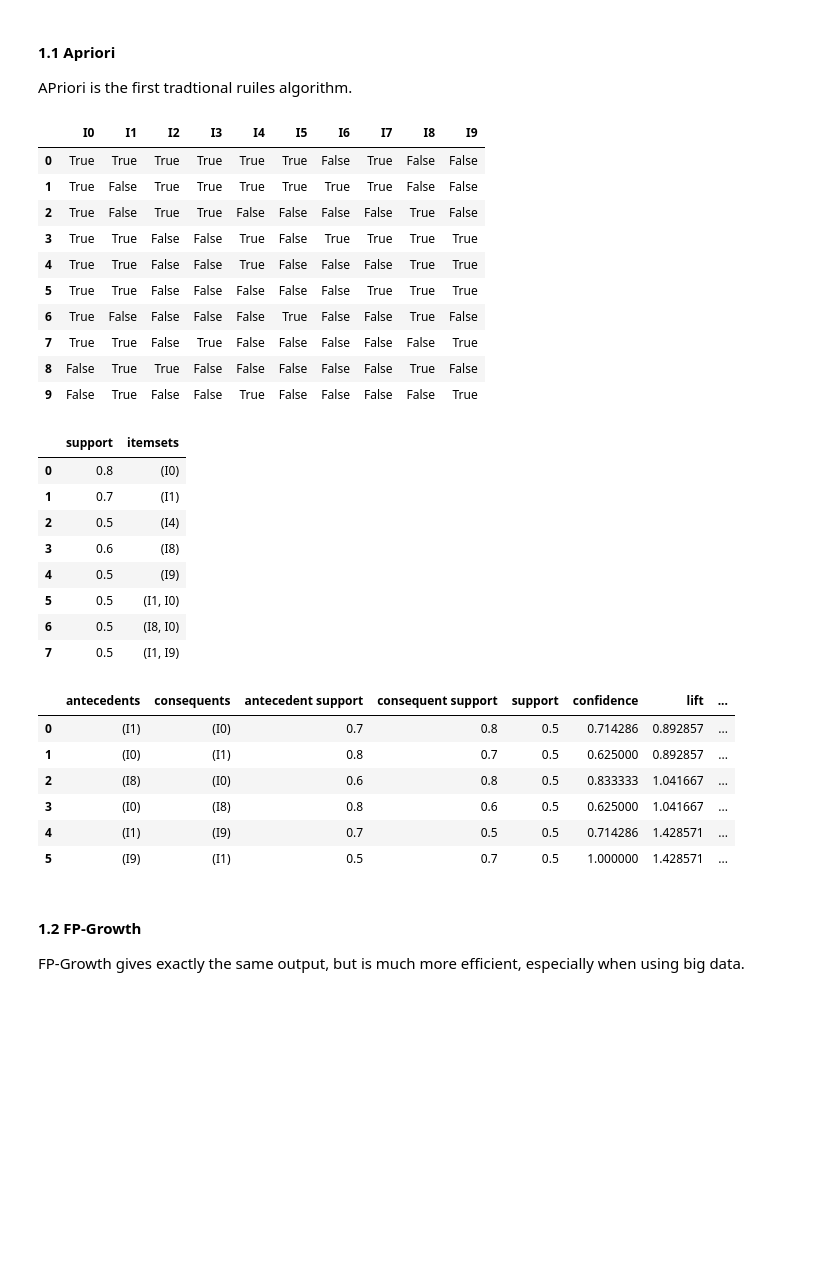
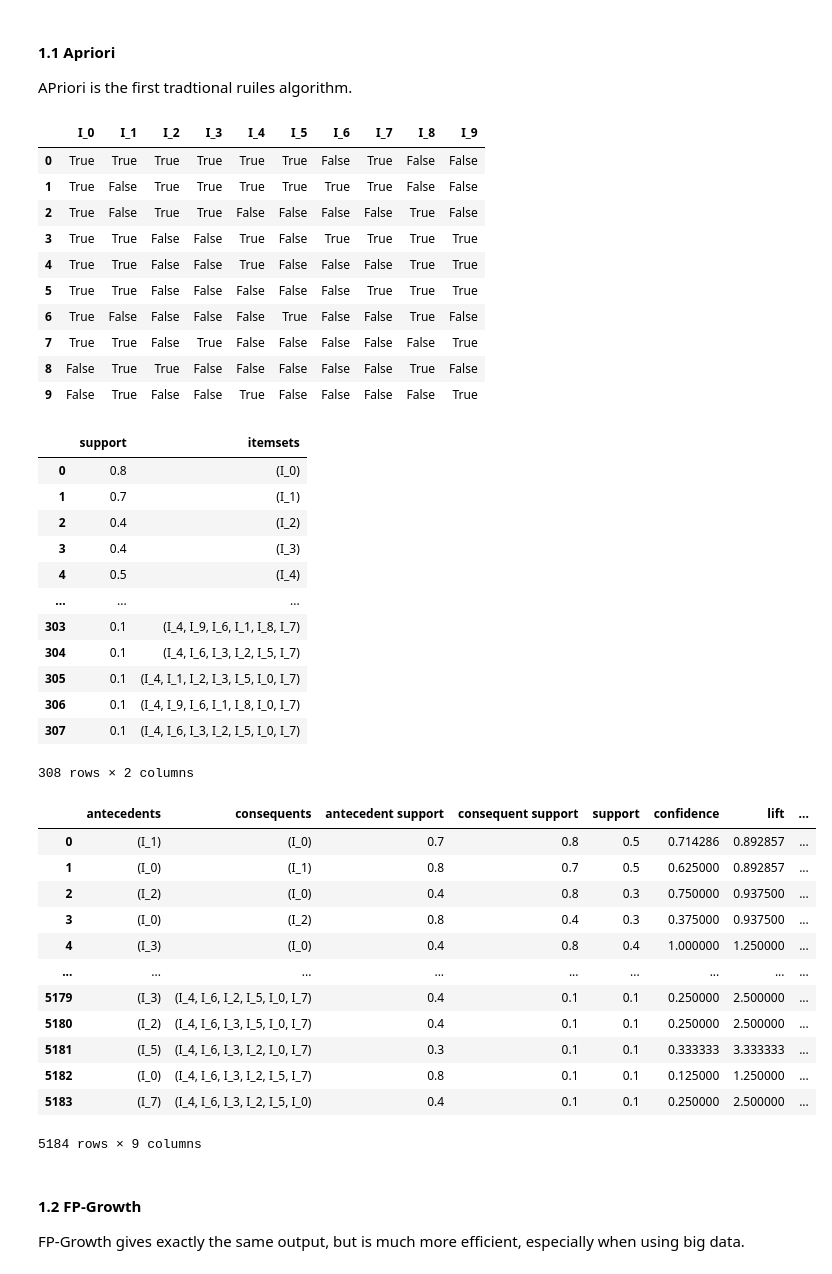
Before and after one commit to dawei7/Detecting-patterns-in-purchase-history-using-association-rule-learning-methods, a Jupyter notebook: Analysis/Detecting-patterns-in-purchase-history-using-association-rule-learning-methods.ipynb, the cells around one changed output. Cells and saved outputs as stored; diff of their text form; code cells hidden in the pictures; blank space fills up the shorter version.

```diff
--- a/Analysis/Detecting-patterns-in-purchase-history-using-association-rule-learning-methods.ipynb
+++ b/Analysis/Detecting-patterns-in-purchase-history-using-association-rule-learning-methods.ipynb
@@ -43,10 +43,10 @@ from mlxtend.frequent_patterns import fpgrowth
 # %%
 te = TransactionEncoder()
 te_ary = te.fit(data_simple_input).transform(data_simple_input)
-data_simple = pd.DataFrame(te_ary, columns=te.columns_)
-data_simple
+T = pd.DataFrame(te_ary, columns=te.columns_)
+T
 # %% [output]
-|  | I0 | I1 | I2 | I3 | I4 | I5 | I6 | I7 | I8 | I9 |
+|  | I_0 | I_1 | I_2 | I_3 | I_4 | I_5 | I_6 | I_7 | I_8 | I_9 |
 | 0 | True | True | True | True | True | True | False | True | False | False |
 | 1 | True | False | True | True | True | True | True | True | False | False |
 | 2 | True | False | True | True | False | False | False | False | True | False |
@@ -60,29 +60,39 @@ data_simple
 # %%
 from mlxtend.frequent_patterns import apriori, association_rules
 
-frequent_itemsets = apriori(data_simple, min_support=0.5,use_colnames=True)
+frequent_itemsets = apriori(T, min_support=0.1,use_colnames=True)
 frequent_itemsets
 # %% [output]
 |  | support | itemsets |
-| 0 | 0.8 | (I0) |
-| 1 | 0.7 | (I1) |
-| 2 | 0.5 | (I4) |
-| 3 | 0.6 | (I8) |
-| 4 | 0.5 | (I9) |
-| 5 | 0.5 | (I1, I0) |
-| 6 | 0.5 | (I8, I0) |
-| 7 | 0.5 | (I1, I9) |
+| 0 | 0.8 | (I_0) |
+| 1 | 0.7 | (I_1) |
+| 2 | 0.4 | (I_2) |
+| 3 | 0.4 | (I_3) |
+| 4 | 0.5 | (I_4) |
+| ... | ... | ... |
+| 303 | 0.1 | (I_4, I_9, I_6, I_1, I_8, I_7) |
+| 304 | 0.1 | (I_4, I_6, I_3, I_2, I_5, I_7) |
+| 305 | 0.1 | (I_4, I_1, I_2, I_3, I_5, I_0, I_7) |
+| 306 | 0.1 | (I_4, I_9, I_6, I_1, I_8, I_0, I_7) |
+| 307 | 0.1 | (I_4, I_6, I_3, I_2, I_5, I_0, I_7) |
+308 rows × 2 columns
 # %%
-rules = association_rules(frequent_itemsets, metric="confidence", min_threshold=0.5)
+rules = association_rules(frequent_itemsets, metric="confidence", min_threshold=0.1)
 rules
 # %% [output]
 |  | antecedents | consequents | antecedent support | consequent support | support | confidence | lift | ... |
-| 0 | (I1) | (I0) | 0.7 | 0.8 | 0.5 | 0.714286 | 0.892857 | ... |
-| 1 | (I0) | (I1) | 0.8 | 0.7 | 0.5 | 0.625000 | 0.892857 | ... |
-| 2 | (I8) | (I0) | 0.6 | 0.8 | 0.5 | 0.833333 | 1.041667 | ... |
-| 3 | (I0) | (I8) | 0.8 | 0.6 | 0.5 | 0.625000 | 1.041667 | ... |
-| 4 | (I1) | (I9) | 0.7 | 0.5 | 0.5 | 0.714286 | 1.428571 | ... |
-| 5 | (I9) | (I1) | 0.5 | 0.7 | 0.5 | 1.000000 | 1.428571 | ... |
+| 0 | (I_1) | (I_0) | 0.7 | 0.8 | 0.5 | 0.714286 | 0.892857 | ... |
+| 1 | (I_0) | (I_1) | 0.8 | 0.7 | 0.5 | 0.625000 | 0.892857 | ... |
+| 2 | (I_2) | (I_0) | 0.4 | 0.8 | 0.3 | 0.750000 | 0.937500 | ... |
+| 3 | (I_0) | (I_2) | 0.8 | 0.4 | 0.3 | 0.375000 | 0.937500 | ... |
+| 4 | (I_3) | (I_0) | 0.4 | 0.8 | 0.4 | 1.000000 | 1.250000 | ... |
+| ... | ... | ... | ... | ... | ... | ... | ... | ... |
+| 5179 | (I_3) | (I_4, I_6, I_2, I_5, I_0, I_7) | 0.4 | 0.1 | 0.1 | 0.250000 | 2.500000 | ... |
+| 5180 | (I_2) | (I_4, I_6, I_3, I_5, I_0, I_7) | 0.4 | 0.1 | 0.1 | 0.250000 | 2.500000 | ... |
+| 5181 | (I_5) | (I_4, I_6, I_3, I_2, I_0, I_7) | 0.3 | 0.1 | 0.1 | 0.333333 | 3.333333 | ... |
+| 5182 | (I_0) | (I_4, I_6, I_3, I_2, I_5, I_7) | 0.8 | 0.1 | 0.1 | 0.125000 | 1.250000 | ... |
+| 5183 | (I_7) | (I_4, I_6, I_3, I_2, I_5, I_0) | 0.4 | 0.1 | 0.1 | 0.250000 | 2.500000 | ... |
+5184 rows × 9 columns
 # %% [markdown]
 #### 1.2 FP-Growth
 FP-Growth gives exactly the same output, but is much more efficient, especially when using big data.
```
Also changed, not shown: parts of 7 cells of this notebook, 4 other files.
